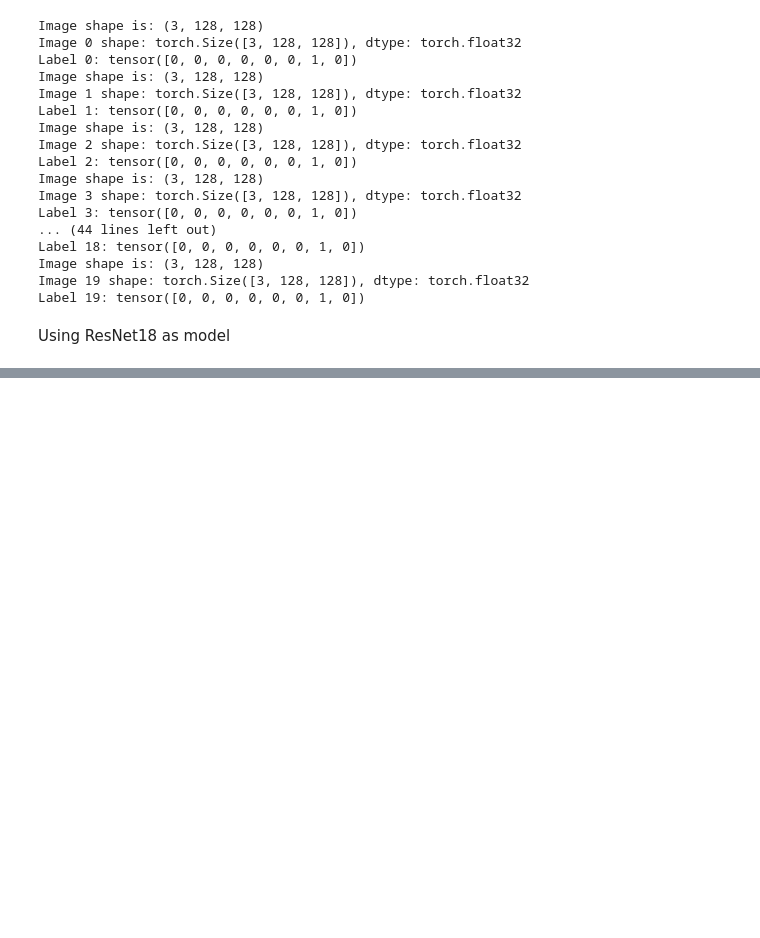
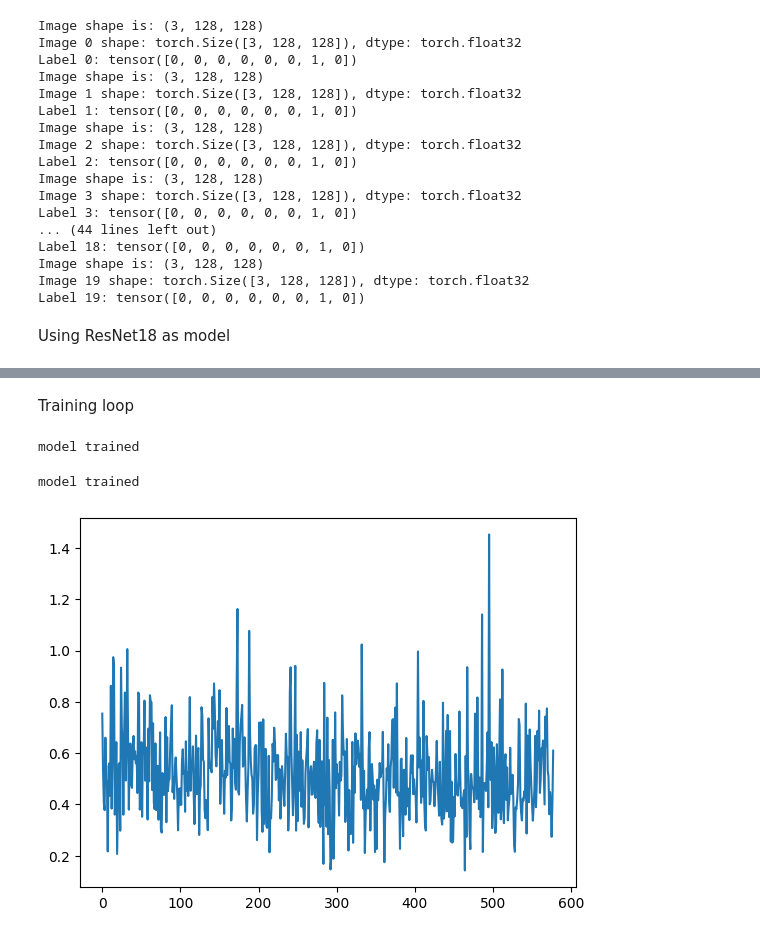
Before and after one commit to LDM-labstuff/masketeers, a Jupyter notebook: notebooks/LDM-data-loader.ipynb, the cells around one changed output, grey strips where cells are left out. Cells and saved outputs as stored; diff of their text form; code cells hidden in the pictures; blank space fills up the shorter version.

Commit message:
changes to notebook LDM-data-loader.py which was used to troubleshoot the nucleoli_resnet.py script. Adding the finalized script as well.

```diff
--- a/notebooks/LDM-data-loader.ipynb
+++ b/notebooks/LDM-data-loader.ipynb
@@ -93,10 +93,10 @@ class ZarrImageDataset(Dataset):
             for i in range(treatment_group.shape[0]):
                 img = treatment_group[i]
                 self.images.append(img)
-                self.labels.append(treatment_name)
-        self.labels = np.array(self.labels).reshape(-1, 1)
-        enc = OneHotEncoder(categories=[['8nMActD', 'DMSO', '1uMdoxo', 'CX5461', '5uMflavo', '800nMActD', '10uMmg132', '10uMwort']]).fit(self.labels)
-        self.labels = enc.transform(self.labels).toarray()
+                self.labels.append(self.label_map[treatment_name])
+        # self.labels = np.array(self.labels).reshape(-1, 1)
+        # enc = OneHotEncoder(categories=[['8nMActD', 'DMSO', '1uMdoxo', 'CX5461', '5uMflavo', '800nMActD', '10uMmg132', '10uMwort']]).fit(self.labels)
+        # self.labels = enc.transform(self.labels).toarray()
 
     def __len__(self):
         return len(self.images)
@@ -104,7 +104,6 @@ class ZarrImageDataset(Dataset):
     def __getitem__(self, idx):
         img = self.images[idx]
         label = self.labels[idx]
-        print(f"Image shape is: {img.shape}")
         # Convert to torch tensor
         img_tensor = torch.tensor(img, dtype=torch.float32)
         label_tensor = torch.tensor(label, dtype=torch.long)
@@ -205,3 +219,42 @@ test_loader = DataLoader(test_dataset, batch_size=batch_size, shuffle=False, num
 The size of the train dataset is 9245
 The size of the eval dataset is 2641
 The size of the test dataset is 1322
+# %% [markdown]
+Training loop
+# %%
+import torch.nn.functional as F
+# Training function:
+def train_nucleoli_resnet(model, train_loader, batch_size, criterion, optimizer):
+    model.train()
+    pbar = tqdm(total=len(train_dataset) // batch_size)
+    history = []
+    for batch_idx, (raw, target) in enumerate(train_loader):
+        optimizer.zero_grad()
+        raw = raw.to(device)
+        target = target.to(device)
+        output = model(raw)
+        # output_probabilities = F.softmax(output, dim=1)
+        loss = criterion(output, target)
+        loss.backward()
+        optimizer.step()
+        history.append(loss.item())
+        pbar.update(1)
+    return history
+
+# Training loop:
+loss_history = []
+for epoch in range(2):
+    his = train_nucleoli_resnet(model, train_loader, batch_size, criterion, optimizer)
+    loss_history.extend(his)
+
+fig, ax = plt.subplots()
+ax.plot(loss_history)
+fig.savefig('/mnt/efs/aimbl_2025/student_data/S-DD/nucleoli_restnet_trained_loss_plot.png')
+
+# Save the model
+torch.save(
+        {"nucleoli_resnet": model.state_dict()}, '/mnt/efs/aimbl_2025/student_data/S-DD/nucleoli_restnet_trained.pth')
+# %% [output]
+model trained
+model trained
+[figure, added]
```
Also changed, not shown: parts of 3 cells of this notebook, 1 other file.
